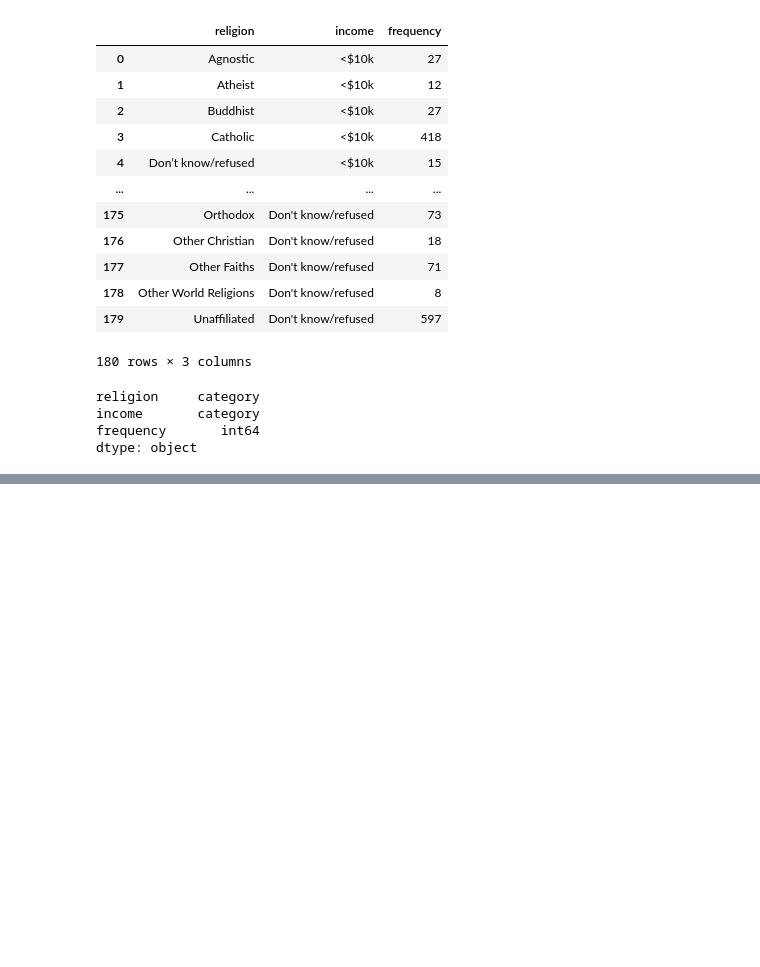
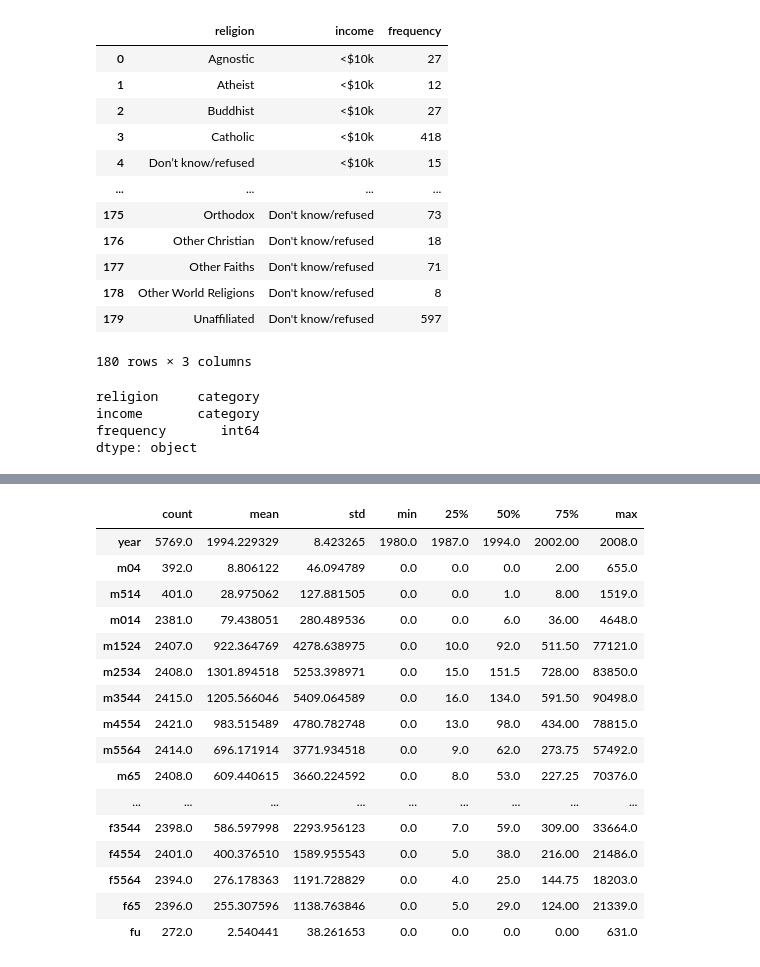
Before and after one commit to iliyanCoding/ArtificialIntelligence, a Jupyter notebook: Data-Science/02.Data-Tidying-And-Cleaning/Data-Tidying-And-Cleaning.ipynb, the cells around one changed output, grey strips where cells are left out. Cells and saved outputs as stored; diff of their text form; code cells hidden in the pictures; blank space fills up the shorter version.

```diff
--- a/Data-Science/02.Data-Tidying-And-Cleaning/Data-Tidying-And-Cleaning.ipynb
+++ b/Data-Science/02.Data-Tidying-And-Cleaning/Data-Tidying-And-Cleaning.ipynb
@@ -59,0 +78,20 @@ dtype: object
+# %%
+tb.describe().T
+# %% [output]
+|  | count | mean | std | min | 25% | 50% | 75% | max |
+| year | 5769.0 | 1994.229329 | 8.423265 | 1980.0 | 1987.0 | 1994.0 | 2002.00 | 2008.0 |
+| m04 | 392.0 | 8.806122 | 46.094789 | 0.0 | 0.0 | 0.0 | 2.00 | 655.0 |
+| m514 | 401.0 | 28.975062 | 127.881505 | 0.0 | 0.0 | 1.0 | 8.00 | 1519.0 |
+| m014 | 2381.0 | 79.438051 | 280.489536 | 0.0 | 0.0 | 6.0 | 36.00 | 4648.0 |
+| m1524 | 2407.0 | 922.364769 | 4278.638975 | 0.0 | 10.0 | 92.0 | 511.50 | 77121.0 |
+| m2534 | 2408.0 | 1301.894518 | 5253.398971 | 0.0 | 15.0 | 151.5 | 728.00 | 83850.0 |
+| m3544 | 2415.0 | 1205.566046 | 5409.064589 | 0.0 | 16.0 | 134.0 | 591.50 | 90498.0 |
+| m4554 | 2421.0 | 983.515489 | 4780.782748 | 0.0 | 13.0 | 98.0 | 434.00 | 78815.0 |
+| m5564 | 2414.0 | 696.171914 | 3771.934518 | 0.0 | 9.0 | 62.0 | 273.75 | 57492.0 |
+| m65 | 2408.0 | 609.440615 | 3660.224592 | 0.0 | 8.0 | 53.0 | 227.25 | 70376.0 |
+| ... | ... | ... | ... | ... | ... | ... | ... | ... |
+| f3544 | 2398.0 | 586.597998 | 2293.956123 | 0.0 | 7.0 | 59.0 | 309.00 | 33664.0 |
+| f4554 | 2401.0 | 400.376510 | 1589.955543 | 0.0 | 5.0 | 38.0 | 216.00 | 21486.0 |
+| f5564 | 2394.0 | 276.178363 | 1191.728829 | 0.0 | 4.0 | 25.0 | 144.75 | 18203.0 |
+| f65 | 2396.0 | 255.307596 | 1138.763846 | 0.0 | 5.0 | 29.0 | 124.00 | 21339.0 |
+| fu | 272.0 | 2.540441 | 38.261653 | 0.0 | 0.0 | 0.0 | 0.00 | 631.0 |
```
Also changed, not shown: parts of 17 cells of this notebook, 6 other files.
